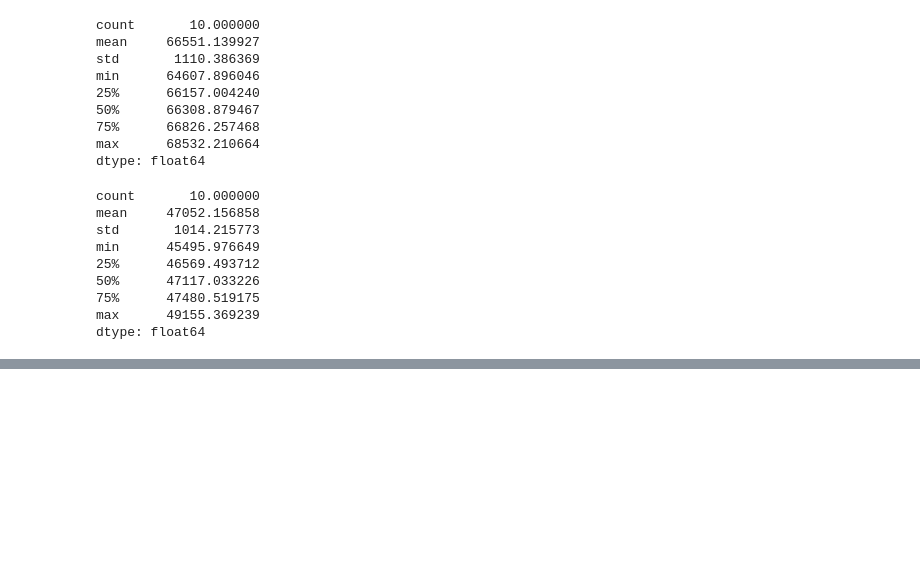
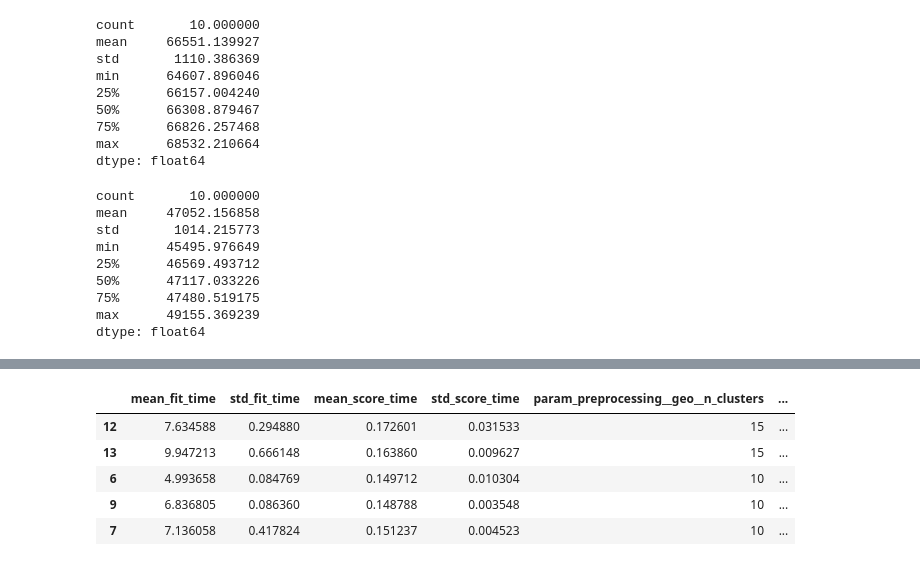
Before and after one commit to Hanifemam/hands-on, a Jupyter notebook: chap2/chap2.ipynb, the cells around one changed output, grey strips where cells are left out. Cells and saved outputs as stored; diff of their text form; code cells hidden in the pictures; blank space fills up the shorter version.

```diff
--- a/chap2/chap2.ipynb
+++ b/chap2/chap2.ipynb
@@ -603,0 +648,12 @@ grid_search.fit(housing, housing_labels)
+# %%
+cv_res = pd.DataFrame(grid_search.cv_results_)
+cv_res.sort_values(by="mean_test_score", ascending=False, inplace=True)
+# %%
+cv_res.head()
+# %% [output]
+|  | mean_fit_time | std_fit_time | mean_score_time | std_score_time | param_preprocessing__geo__n_clusters | ... |
+| 12 | 7.634588 | 0.294880 | 0.172601 | 0.031533 | 15 | ... |
+| 13 | 9.947213 | 0.666148 | 0.163860 | 0.009627 | 15 | ... |
+| 6 | 4.993658 | 0.084769 | 0.149712 | 0.010304 | 10 | ... |
+| 9 | 6.836805 | 0.086360 | 0.148788 | 0.003548 | 10 | ... |
+| 7 | 7.136058 | 0.417824 | 0.151237 | 0.004523 | 10 | ... |
```
Also changed, not shown: parts of 4 cells of this notebook.
